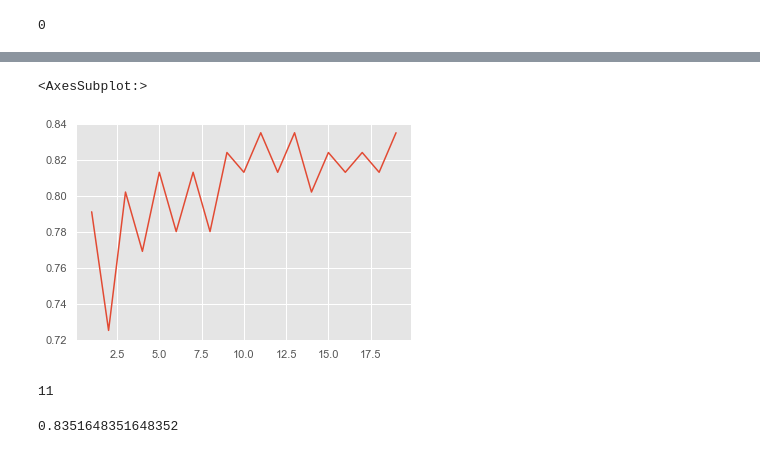
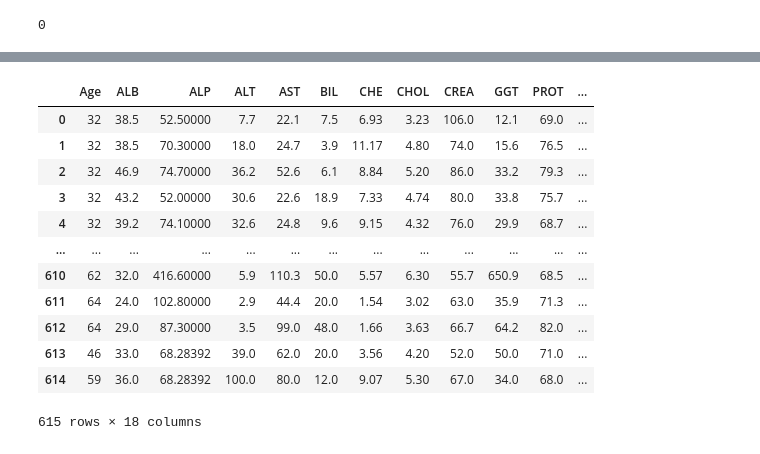
Before and after one commit to Omuk/Reborn, a Jupyter notebook: Data Practice/Practice_Field.ipynb, the cells around one changed output, grey strips where cells are left out. Saved outputs shown, nothing was run; the diff lists cells and outputs as text; code cells hidden in the pictures.

```diff
--- a/Data Practice/Practice_Field.ipynb
+++ b/Data Practice/Practice_Field.ipynb
@@ -130,30 +78,23 @@ sns.heatmap(confusion_matrix, annot=True)
-# %%
-accurracies = []
-
-for N in range(1,20):
-
-    knn = KNeighborsClassifier(n_neighbors=N)
-    knn.fit(x_train,y_train)
-
-    y_pred = knn.predict(x_test)
-
-    accu = accuracy_score(y_true,y_pred)
-
-    accurracies.append(accu)
-
-accurracies = np.array(accurracies)
-
-sns.lineplot(np.arange(1,20),accurracies)
-# %% [output]
-<AxesSubplot:>
-[figure, removed]
-# %%
-best_k = 1+ np.argmax(accurracies)
-best_k
-# %% [output]
-11
-# %%
-best_accu = np.max(accurracies)
-best_accu
-# %% [output]
-0.8351648351648352
+# %%
+y = data.Category
+
+le = LabelEncoder()
+
+y_true = le.fit_transform(y)
+
+data = pd.get_dummies(data, dtype=float)
+data
+# %% [output]
+|  | Age | ALB | ALP | ALT | AST | BIL | CHE | CHOL | CREA | GGT | PROT | ... |
+| 0 | 32 | 38.5 | 52.50000 | 7.7 | 22.1 | 7.5 | 6.93 | 3.23 | 106.0 | 12.1 | 69.0 | ... |
+| 1 | 32 | 38.5 | 70.30000 | 18.0 | 24.7 | 3.9 | 11.17 | 4.80 | 74.0 | 15.6 | 76.5 | ... |
+| 2 | 32 | 46.9 | 74.70000 | 36.2 | 52.6 | 6.1 | 8.84 | 5.20 | 86.0 | 33.2 | 79.3 | ... |
+| 3 | 32 | 43.2 | 52.00000 | 30.6 | 22.6 | 18.9 | 7.33 | 4.74 | 80.0 | 33.8 | 75.7 | ... |
+| 4 | 32 | 39.2 | 74.10000 | 32.6 | 24.8 | 9.6 | 9.15 | 4.32 | 76.0 | 29.9 | 68.7 | ... |
+| ... | ... | ... | ... | ... | ... | ... | ... | ... | ... | ... | ... | ... |
+| 610 | 62 | 32.0 | 416.60000 | 5.9 | 110.3 | 50.0 | 5.57 | 6.30 | 55.7 | 650.9 | 68.5 | ... |
+| 611 | 64 | 24.0 | 102.80000 | 2.9 | 44.4 | 20.0 | 1.54 | 3.02 | 63.0 | 35.9 | 71.3 | ... |
+| 612 | 64 | 29.0 | 87.30000 | 3.5 | 99.0 | 48.0 | 1.66 | 3.63 | 66.7 | 64.2 | 82.0 | ... |
+| 613 | 46 | 33.0 | 68.28392 | 39.0 | 62.0 | 20.0 | 3.56 | 4.20 | 52.0 | 50.0 | 71.0 | ... |
+| 614 | 59 | 36.0 | 68.28392 | 100.0 | 80.0 | 12.0 | 9.07 | 5.30 | 67.0 | 34.0 | 68.0 | ... |
+615 rows × 18 columns
```
Also changed, not shown: parts of 9 cells of this notebook.
